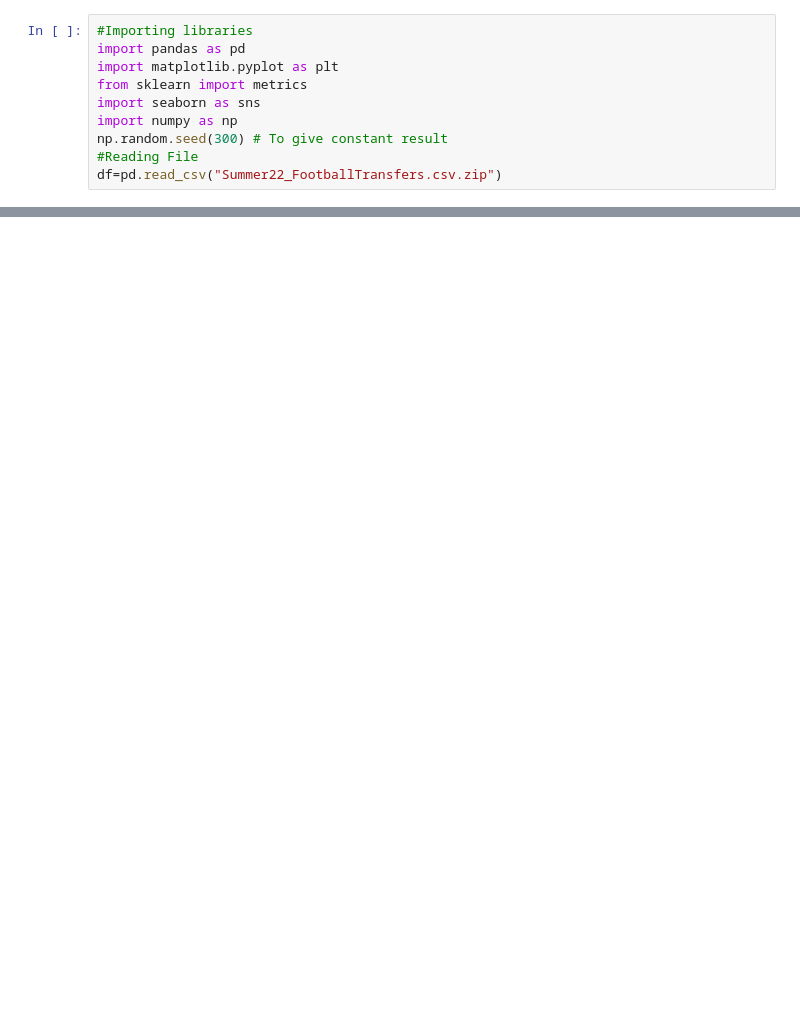
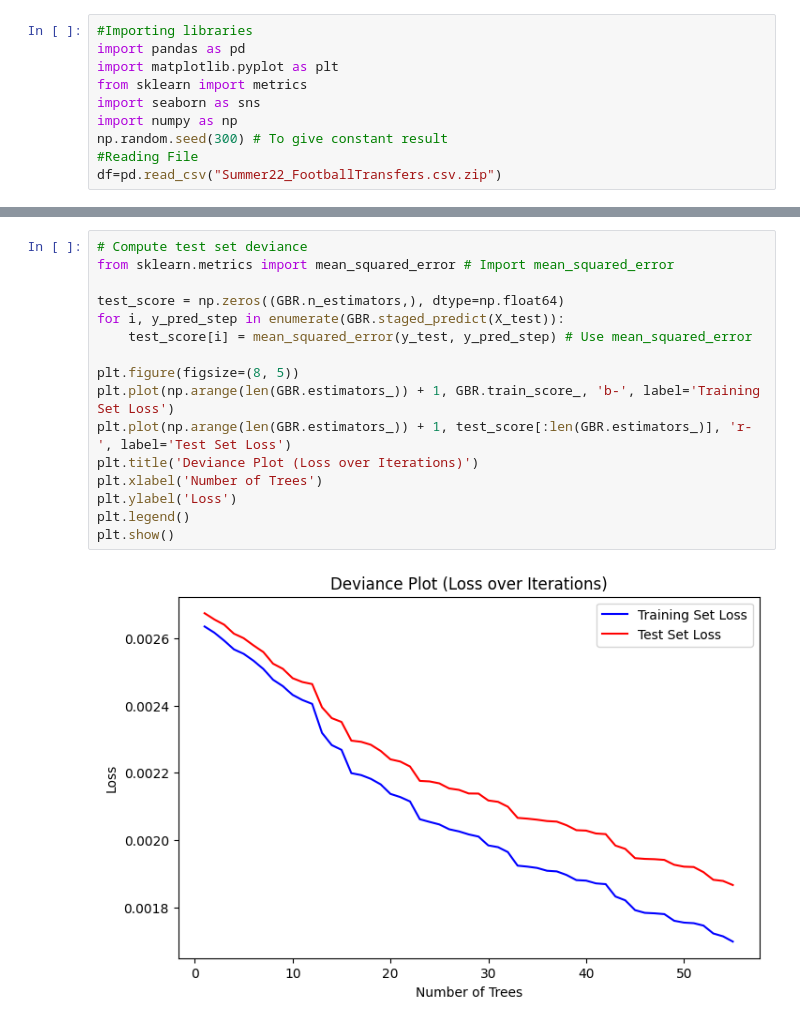
Before and after one commit to alimohmedelsaid26-cell/1000MLEngineer, a Jupyter notebook: Football_transfer_data_Preprocessing.ipynb, the cells around one changed output, grey strips where cells are left out. Drawn from its saved outputs; the diff is of its cells as text; blank space fills up the shorter version.

```diff
--- a/Football_transfer_data_Preprocessing.ipynb
+++ b/Football_transfer_data_Preprocessing.ipynb
@@ -299,0 +111,18 @@ df_3.head()
+# %%
+# Compute test set deviance
+from sklearn.metrics import mean_squared_error # Import mean_squared_error
+
+test_score = np.zeros((GBR.n_estimators,), dtype=np.float64)
+for i, y_pred_step in enumerate(GBR.staged_predict(X_test)):
+    test_score[i] = mean_squared_error(y_test, y_pred_step) # Use mean_squared_error
+
+plt.figure(figsize=(8, 5))
+plt.plot(np.arange(len(GBR.estimators_)) + 1, GBR.train_score_, 'b-', label='Training Set Loss')
+plt.plot(np.arange(len(GBR.estimators_)) + 1, test_score[:len(GBR.estimators_)], 'r-', label='Test Set Loss')
+plt.title('Deviance Plot (Loss over Iterations)')
+plt.xlabel('Number of Trees')
+plt.ylabel('Loss')
+plt.legend()
+plt.show()
+# %% [output]
+[figure, added]
```
Also changed, not shown: parts of 34 cells of this notebook.
